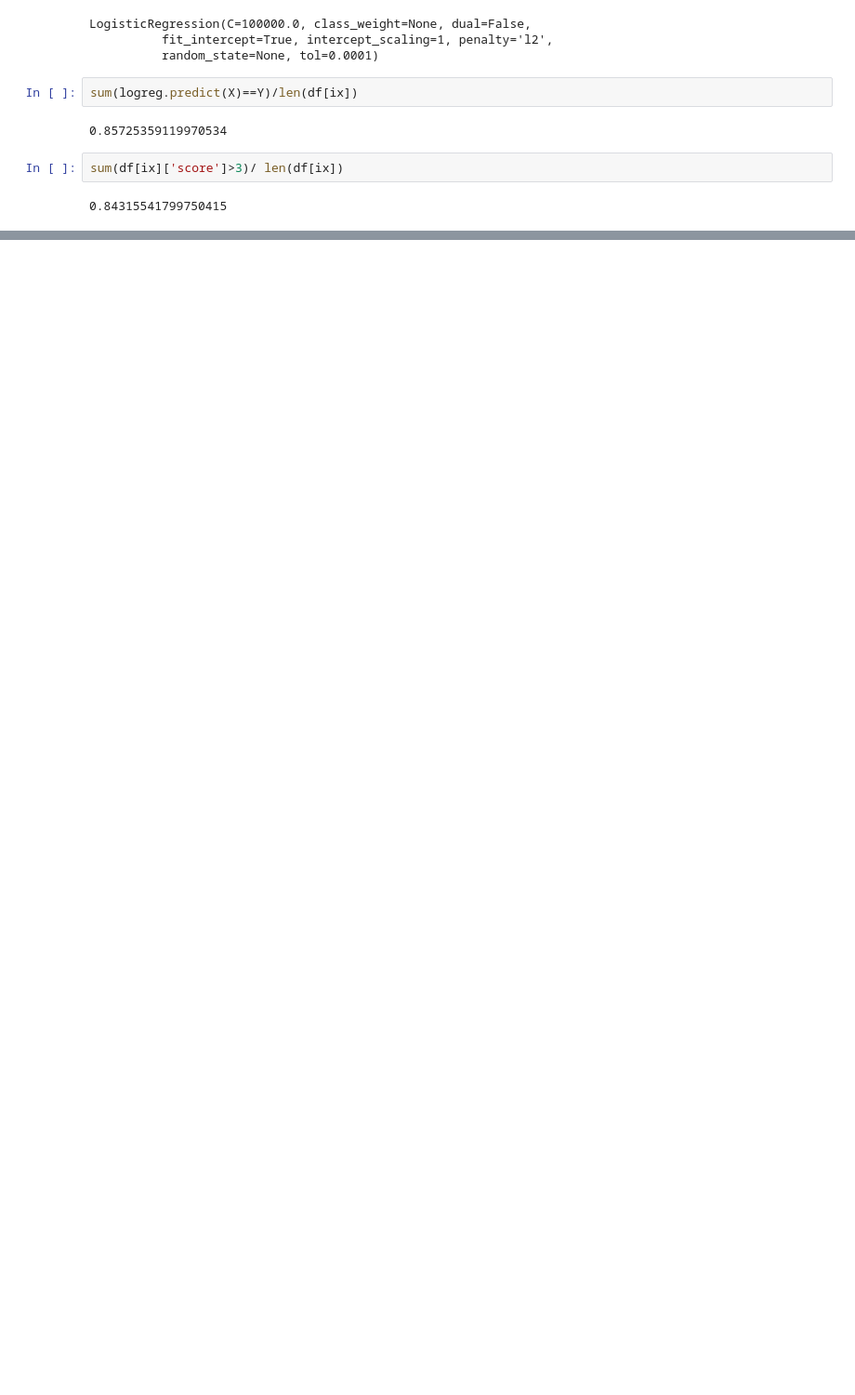
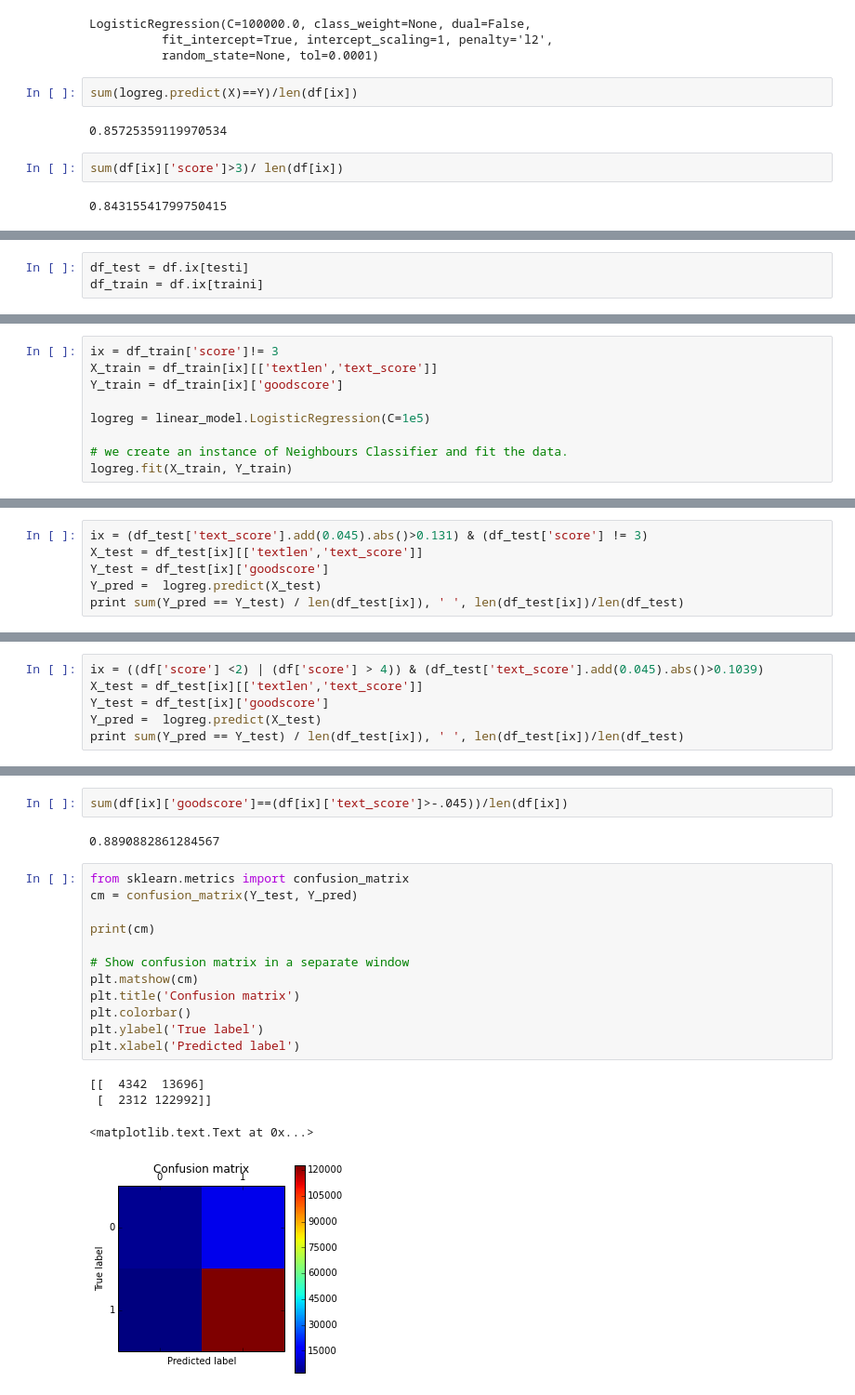
Before and after one commit to gitpaulsmith/Reviews, a Jupyter notebook: BagOfWords.ipynb, the cells around one changed output, grey strips where cells are left out. Shown at 93% size. Saved outputs shown, nothing was run; the diff lists cells and outputs as text; blank space fills up the shorter version.

```diff
--- a/BagOfWords.ipynb
+++ b/BagOfWords.ipynb
@@ -109,0 +116,3 @@ sum(df[ix]['score']>3)/ len(df[ix])
+# %%
+df_test = df.ix[testi]
+df_train = df.ix[traini]
@@ -109,0 +121,9 @@ sum(df[ix]['score']>3)/ len(df[ix])
+# %%
+ix = df_train['score']!= 3
+X_train = df_train[ix][['textlen','text_score']]
+Y_train = df_train[ix]['goodscore']
+
+logreg = linear_model.LogisticRegression(C=1e5)
+
+# we create an instance of Neighbours Classifier and fit the data.
+logreg.fit(X_train, Y_train)
@@ -109,0 +156,6 @@ sum(df[ix]['score']>3)/ len(df[ix])
+# %%
+ix = (df_test['text_score'].add(0.045).abs()>0.131) & (df_test['score'] != 3)
+X_test = df_test[ix][['textlen','text_score']]
+Y_test = df_test[ix]['goodscore']
+Y_pred =  logreg.predict(X_test)
+print sum(Y_pred == Y_test) / len(df_test[ix]), ' ', len(df_test[ix])/len(df_test)
@@ -109,0 +166,6 @@ sum(df[ix]['score']>3)/ len(df[ix])
+# %%
+ix = ((df['score'] <2) | (df['score'] > 4)) & (df_test['text_score'].add(0.045).abs()>0.1039)
+X_test = df_test[ix][['textlen','text_score']]
+Y_test = df_test[ix]['goodscore']
+Y_pred =  logreg.predict(X_test)
+print sum(Y_pred == Y_test) / len(df_test[ix]), ' ', len(df_test[ix])/len(df_test)
@@ -109,0 +174,21 @@ sum(df[ix]['score']>3)/ len(df[ix])
+# %%
+sum(df[ix]['goodscore']==(df[ix]['text_score']>-.045))/len(df[ix])
+# %% [output]
+0.8890882861284567
+# %%
+from sklearn.metrics import confusion_matrix
+cm = confusion_matrix(Y_test, Y_pred)
+
+print(cm)
+
+# Show confusion matrix in a separate window
+plt.matshow(cm)
+plt.title('Confusion matrix')
+plt.colorbar()
+plt.ylabel('True label')
+plt.xlabel('Predicted label')
+# %% [output]
+[[  4342  13696]
+ [  2312 122992]]
+<matplotlib.text.Text at 0x...>
+[figure, added]
```
Also changed, not shown: parts of 14 cells of this notebook.
